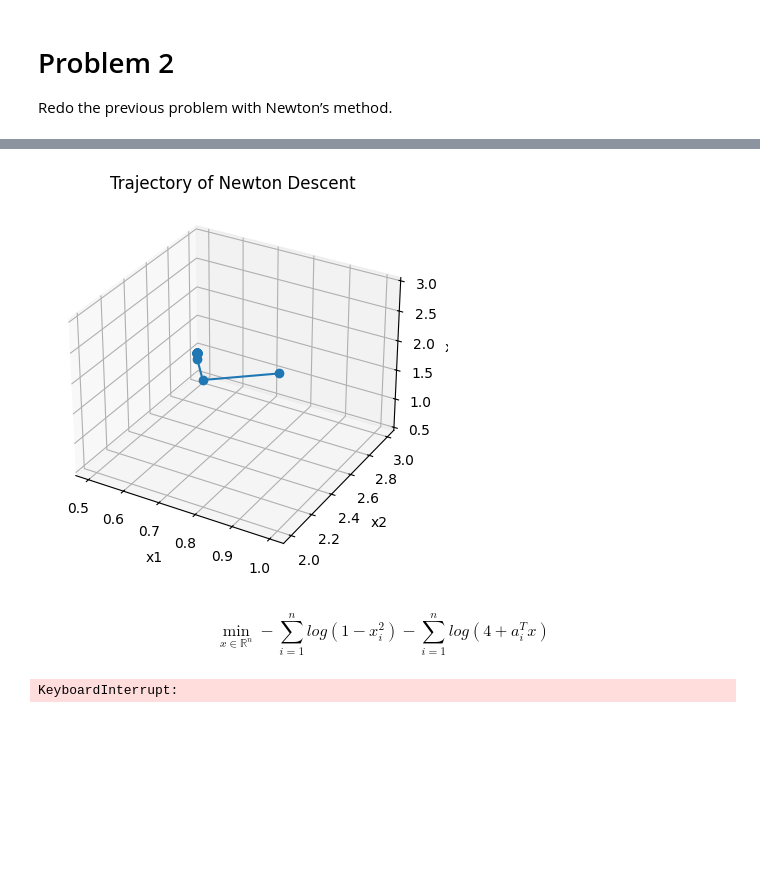
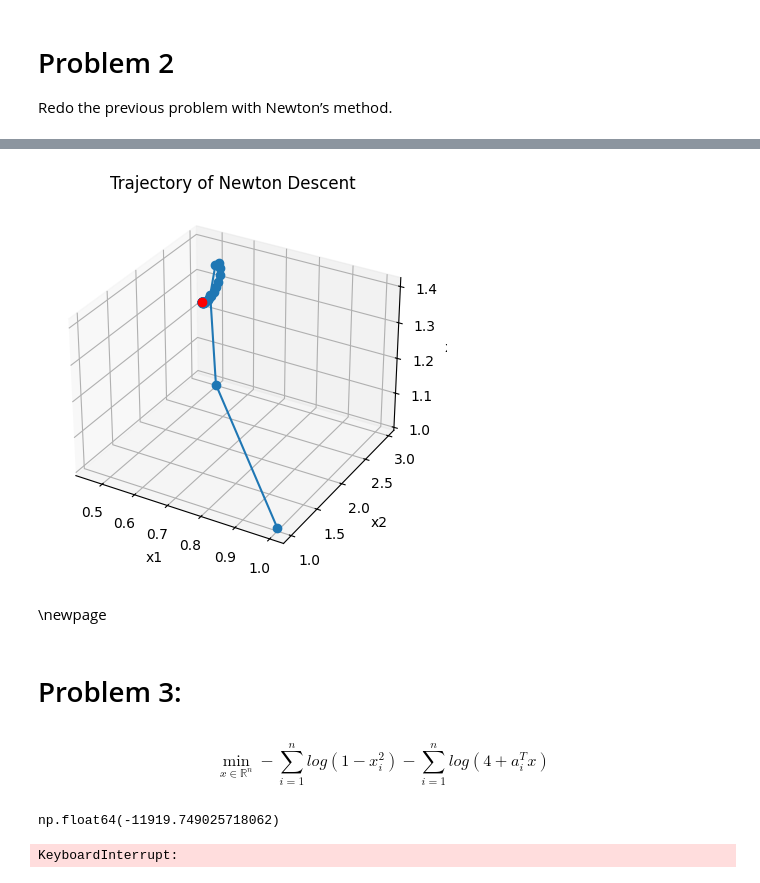
Before and after one commit to sab06tang/IEOR-160-HW-4, a Jupyter notebook: IEOR160HW4.ipynb, the cells around one changed output, grey strips where cells are left out. Cells and saved outputs as stored; diff of their text form; code cells hidden in the pictures; blank space fills up the shorter version.

Commit message:
fixed problem 2 newtons

```diff
--- a/IEOR160HW4.ipynb
+++ b/IEOR160HW4.ipynb
@@ -176,20 +234,44 @@ plt.show()
 # %%
 fig = plt.figure()
 ax = fig.add_subplot(111, projection="3d")
 
 arr_n = np.array(arr_n)
 
 ax.plot(arr_n[:,0], arr_n[:,1], arr_n[:,2], marker="o")
+ax.plot(*x_star, marker="o", color="red", label = "CVXPY Solution")
 
 ax.set_xlabel("x1")
 ax.set_ylabel("x2")
 ax.set_zlabel("x3")
 ax.set_title("Trajectory of Newton Descent")
 
 plt.show()
 # %% [output]
-[figure, old version]
+[figure, new version]
+# %% [markdown]
+\newpage
+# %% [markdown]
+# Problem 3:
 # %% [markdown]
 $$ \min_{x \in \mathbb{R}^n} -\sum_{i=1}^n log(1-x_i^2) - \sum_{i=1}^n log(4 + a_i^Tx) $$
+# %%
+# CVX Solution:
+
+np.random.seed(seed=42)
+
+n = 2000
+
+# generates 2000 random vectors of dim 2000
+A = np.random.rand(n, n)
+
+# 2000 variables
+x = cp.Variable(n)
+
+# obj func
+func = cp.Minimize(-cp.sum(cp.log(1- x**2)) - cp.sum(cp.log(4 + A @ x)) )
+
+cp.Problem(func).solve()
+# %% [output]
+np.float64(-11919.749025718062)
 # %%
 # 3 CVX
```
Also changed, not shown: parts of 8 cells of this notebook.
